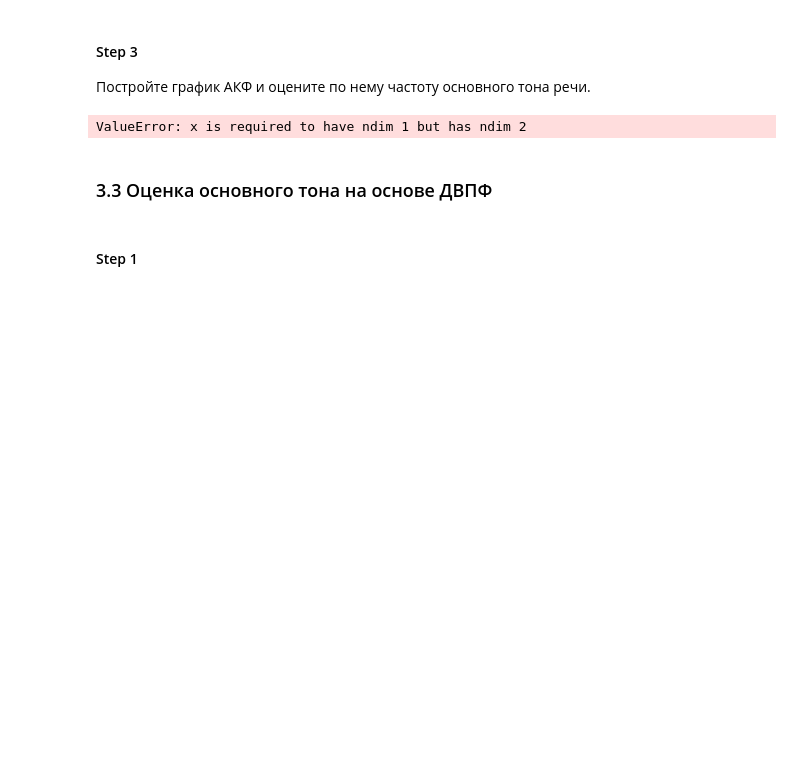
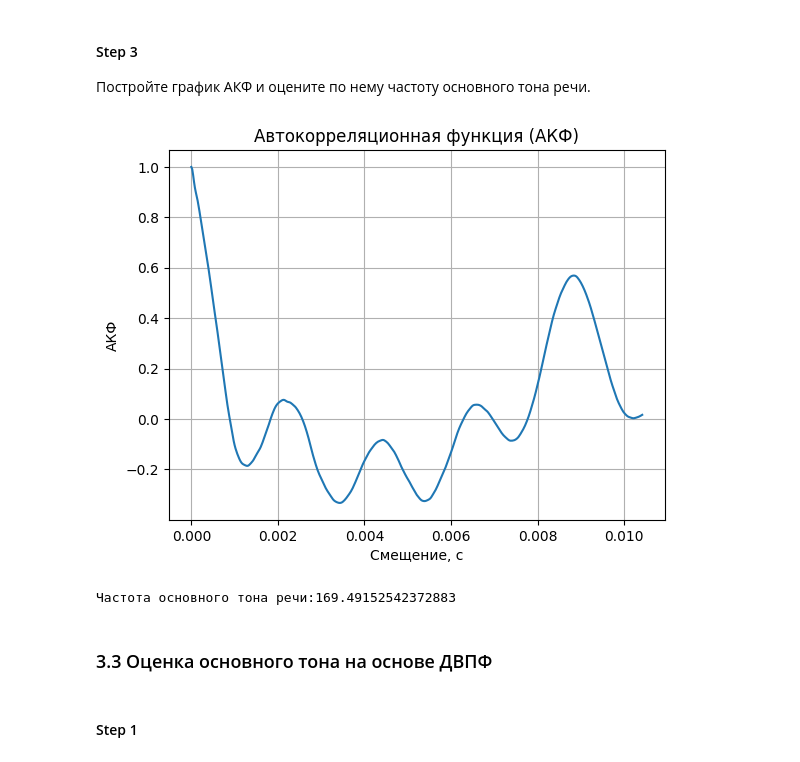
Before and after one commit to Matosik/DSP-Experiments, a Jupyter notebook: Lab2/lab2.ipynb, the cells around one changed output. Cells and saved outputs as stored; diff of their text form; code cells hidden in the pictures; blank space fills up the shorter version.

```diff
--- a/Lab2/lab2.ipynb
+++ b/Lab2/lab2.ipynb
@@ -69,16 +104,22 @@ print(f"Значение АКФ для m={m}: {acf_value}")
 #### Step 3
 Постройте график АКФ и оцените по нему частоту основного тона речи.
 # %%
-fs, x = wavfile.read('input.wav')
-acf_vals = acf(x, adjusted=True)
-plt.figure()
-plt.plot(acf_vals)
-plt.title("АКФ сигнала")
-plt.xlabel("Момент времени")
+
+acf_vals = sm_acf(x, nlags=500, adjusted=True)
+lags = np.arange(len(acf_vals))
+plt.plot(lags / fs, acf_vals)
+plt.title("Автокорреляционная функция (АКФ)")
+plt.xlabel("Смещение, с")
 plt.ylabel("АКФ")
+plt.grid(True)
 plt.show()
 # %% [output]
-ValueError: x is required to have ndim 1 but has ndim 2
+[figure, added]
+# %%
+
+print(f"Частота основного тона речи:{1/0.0059}")
+# %% [output]
+Частота основного тона речи:169.49152542372883
 # %% [markdown]
 ### 3.3 Оценка основного тона на основе ДВПФ
 # %% [markdown]
```
Also changed, not shown: parts of 14 cells of this notebook.
